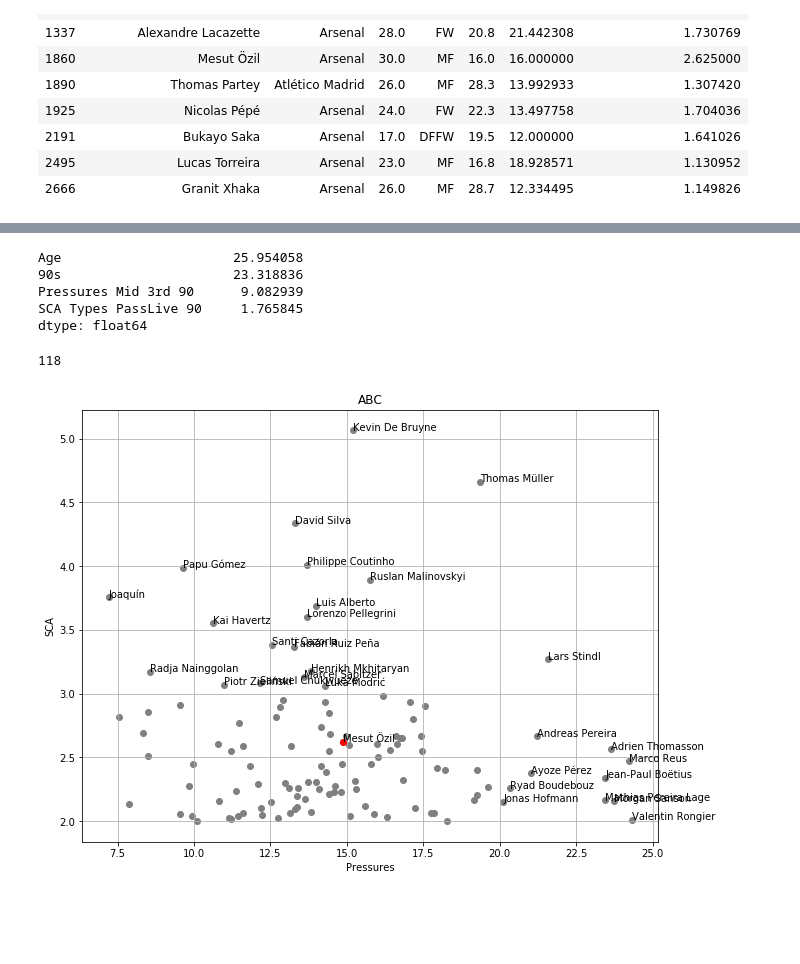
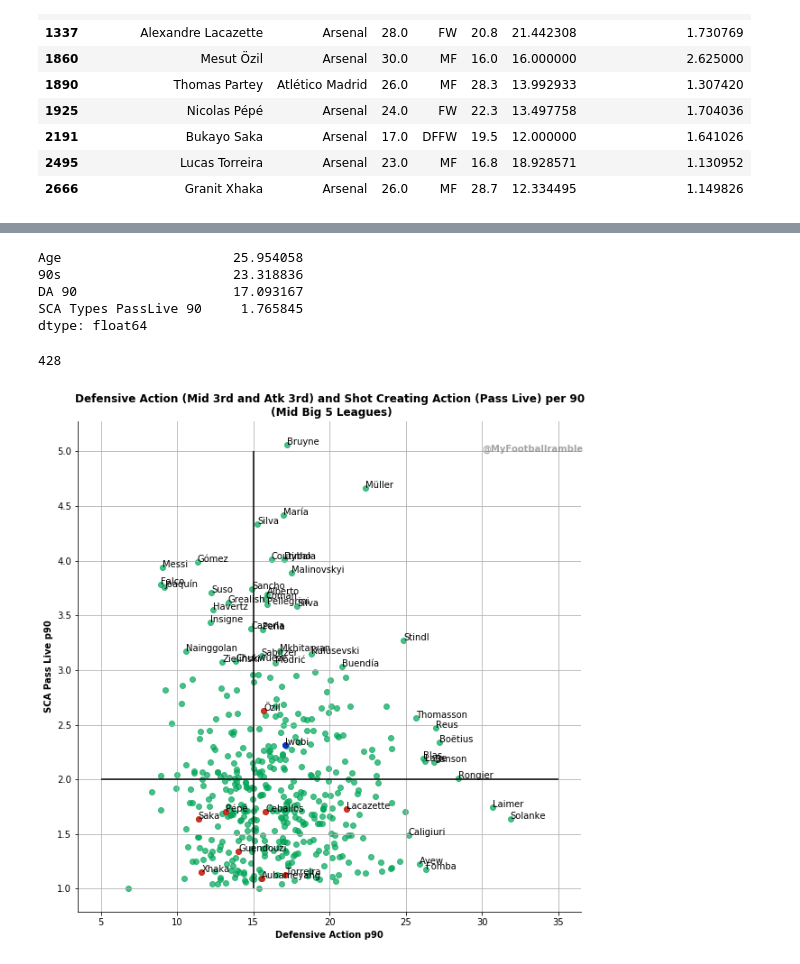
Before and after one commit to hellpoethero/FootballPython, a Jupyter notebook: Midfielder1920.ipynb, the cells around one changed output, grey strips where cells are left out. Drawn from its saved outputs; the diff is of its cells as text; code cells hidden in the pictures; blank space fills up the shorter version.

```diff
--- a/Midfielder1920.ipynb
+++ b/Midfielder1920.ipynb
@@ -41,7 +41,8 @@ Index(['Rk', 'Player', 'Nation', 'Pos', 'Squad', 'Comp', 'Age', 'Born', '90s',
       dtype='object')
 # %%
 df_mffw = df_all[(df_all["90s"]>=15)
-       & (df_all["Pos"].str.contains("MF") | df_all["Pos"].str.contains("FW"))].copy()
+       & (df_all["Pos"].str.contains("MF") |
+          df_all["Pos"].str.contains("FW"))].copy()
 # %%
 df_mffw["Pressures Att 3rd 90"] = df_mffw["Pressures Att 3rd"] / df_mffw["90s"]
 df_mffw["Pressures Mid 3rd 90"] = df_mffw["Pressures Mid 3rd"] / df_mffw["90s"]
@@ -52,14 +53,17 @@ df_mffw["Tackles Mid Att 90"] = \
     (df_mffw["Tackles Att 3rd"] + df_mffw["Tackles Mid 3rd"])/ df_mffw["90s"]
 df_mffw["Blocks Pass 90"] = df_mffw["Blocks Pass"] / df_mffw["90s"]
 df_mffw["Int 90"] = df_mffw["Int"] / df_mffw["90s"]
-df_mffw["DA 90"] = df_mffw["Pressures Mid Att 90"] +\
-                   df_mffw["Tackles Mid Att 90"] +\
-                   df_mffw["Int 90"] + df_mffw["Blocks Pass 90"]
+df_mffw["DA 90"] = (df_mffw["Pressures Press"]
+                    + df_mffw["Blocks Blocks"] + df_mffw["Tkl+Int"])\
+                   / df_mffw["90s"]
+df_mffw["DA Mid Att 90"] = (df_mffw["Pressures Mid Att 90"]
+                    + df_mffw["Blocks Pass 90"] + df_mffw["Tackles Mid Att 90"])
 # %%
 cols = ["Player","Squad","Age","Pos","90s",
         "DA 90","SCA Types PassLive 90"]
-plot_df = df_mffw[((df_mffw["Pos"].str.contains("MF")) ) & (
-    df_mffw["SCA Types PassLive 90"]>=2
+plot_df = df_mffw[((df_mffw["Pos"].str.contains("MF")) |
+                   (df_mffw["Squad"].str.contains("Arsenal"))) & (
+    df_mffw["SCA Types PassLive 90"]>=1
     )]
 plot_df[cols].sort_values(
     by=["DA 90","SCA Types PassLive 90"],
@@ -121,42 +125,47 @@ df_mffw[cols].mean()
 # %% [output]
 Age                      25.954058
 90s                      23.318836
-Pressures Mid 3rd 90      9.082939
+DA 90                    17.093167
 SCA Types PassLive 90     1.765845
 dtype: float64
 # %%
 import matplotlib.pyplot as plt
 import numpy as np
 
 print(len(plot_df))
-x = plot_df["Pressures Mid Att 90"].values
+x = plot_df["DA Mid Att 90"].values
 y = plot_df["SCA Types PassLive 90"].values
 # print(npxGpSh.max())
 # print(npxGcon.max())
 
-fig=plt.figure(figsize=(8,6))
+fig, ax = plt.subplots(figsize=(10, 10))
 fig.set_facecolor("white")
-ax=fig.add_axes([0,0,1,1])
-# ax.set_yticks(np.arange(0,20,2))
-ax.scatter(x, y, color='grey')
-ax.set_xlabel('Pressures')
-ax.set_ylabel('SCA')
-ax.set_title('ABC')
+ax.scatter(x, y, alpha=0.7, color='#00A658')
+ax.set_xlabel('Defensive Action p90',fontweight="bold")
+ax.set_ylabel('SCA Pass Live p90',fontweight="bold")
+ax.set_title('Defensive Action (Mid 3rd and Atk 3rd) and Shot Creating Action (Pass Live) per 90\n (Mid Big 5 Leagues)',fontweight="bold")
+ax.spines['top'].set_visible(False)
+ax.spines['right'].set_visible(False)
 plt.grid(True)
-for x1, y1, c1,t1 in zip(x,y,plot_df["Squad"].values,plot_df["Player"].values):
+# ax.grid(color='grey', linestyle='-', linewidth=0.25, alpha=0.5)
+for x1, y1, c1,t1,a1 in zip(x,y,plot_df["Squad"].values,
+                         plot_df["Player"].values,
+                         plot_df["Age"].values):
     if c1=="Arsenal":
-        ax.scatter(x1, y1, color='r')
-    if  (y1>3) | ((y1>3) & (x1>15)) \
-            | (x1>20):
-        ax.annotate(t1, (x1, y1))
-    if (c1=="Arsenal"):
-        ax.annotate(t1, (x1, y1))
+        ax.scatter(x1, y1, alpha=0.7, color='r')
+        ax.annotate(t1.split(" ")[-1], (x1, y1))
+    if  (y1>3) | ((y1>2.5) & (x1>30)) \
+            | (x1>25):
+        ax.annotate(t1.split(" ")[-1], (x1, y1))
+    if ("Iwobi" in t1):
+        ax.scatter(x1, y1, alpha=0.7, color='b')
+        ax.annotate(t1.split(" ")[-1], (x1, y1))
 
-# for i, txt in enumerate(plot_df["Player"].values):
-# z = np.polyfit(x, y, 1)
-# p = np.poly1d(z)
-# plt.plot(x,p(X),"r-")
-plt.show()
+ax.annotate("@MyFootballramble", (30,5),fontweight="bold",alpha=0.7,c="grey")
+ax.hlines(2,5,35)
+ax.vlines(15,1,5)
+# plt.show()
+plt.savefig("Defensive Action and Shot Creating Action per 90 (Mid and Atk Big 5 Leagues).png",dpi=300)
 # %% [output]
-118
+428
-[figure, old version]
+[figure, new version]
```
Also changed, not shown: parts of 2 cells of this notebook, 1 other file.
